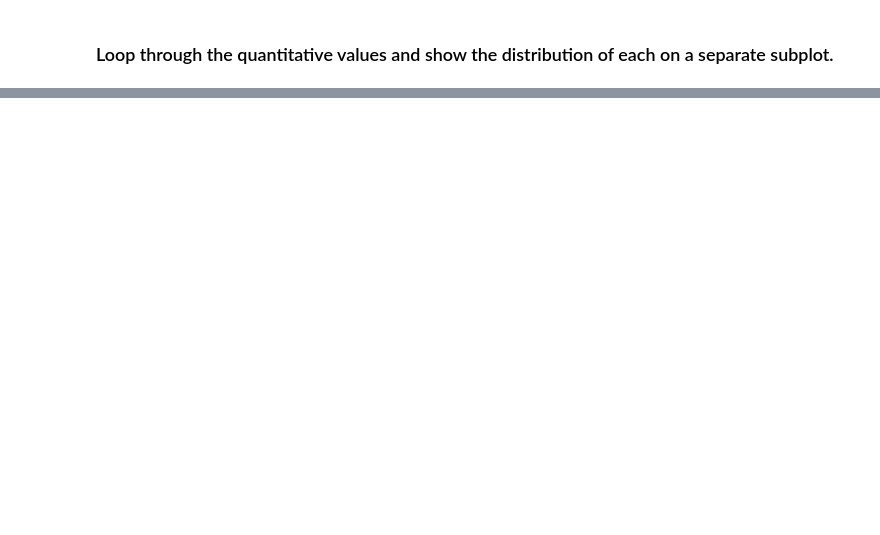
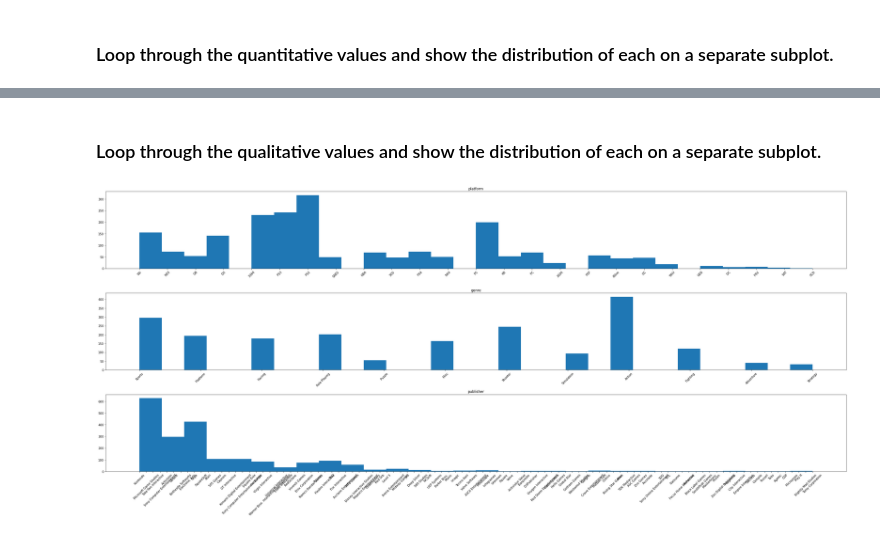
Before and after one commit to brentschriver/press_start, a Jupyter notebook: press-start-workflow.ipynb, the cells around one changed output, grey strips where cells are left out. Drawn from its saved outputs; the diff is of its cells as text; code cells hidden in the pictures; blank space fills up the shorter version.

```diff
--- a/press-start-workflow.ipynb
+++ b/press-start-workflow.ipynb
@@ -141,0 +127,15 @@ for i, col in enumerate(quantitative_values):
+# %% [markdown]
+### Loop through the qualitative values and show the distribution of each on a separate subplot.
+# %%
+plt.figure(figsize=(36,16))
+
+for i, col in enumerate(qualitative_values[1:]):
+    plot_number = i + 1
+    plt.subplot(3,1,plot_number)
+    plt.title(col)
+    games[col].hist(bins = 30, align='mid')
+    plt.xticks(rotation=45)
+    plt.grid(False)
+    plt.tight_layout()
+# %% [output]
+[figure, added]
```
Also changed, not shown: parts of 33 cells of this notebook.
